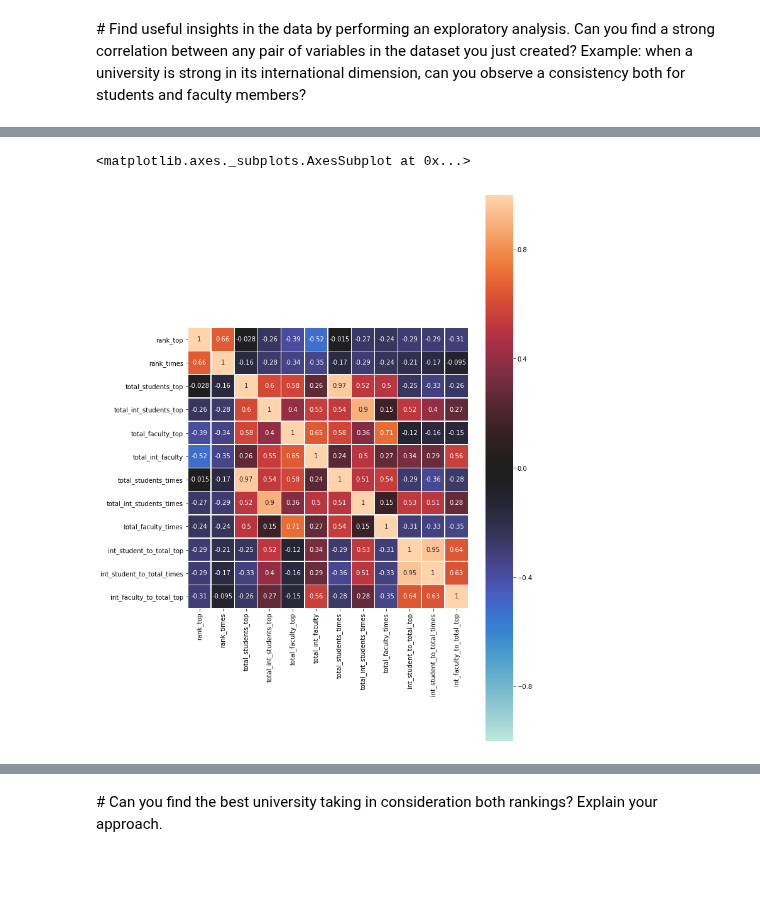
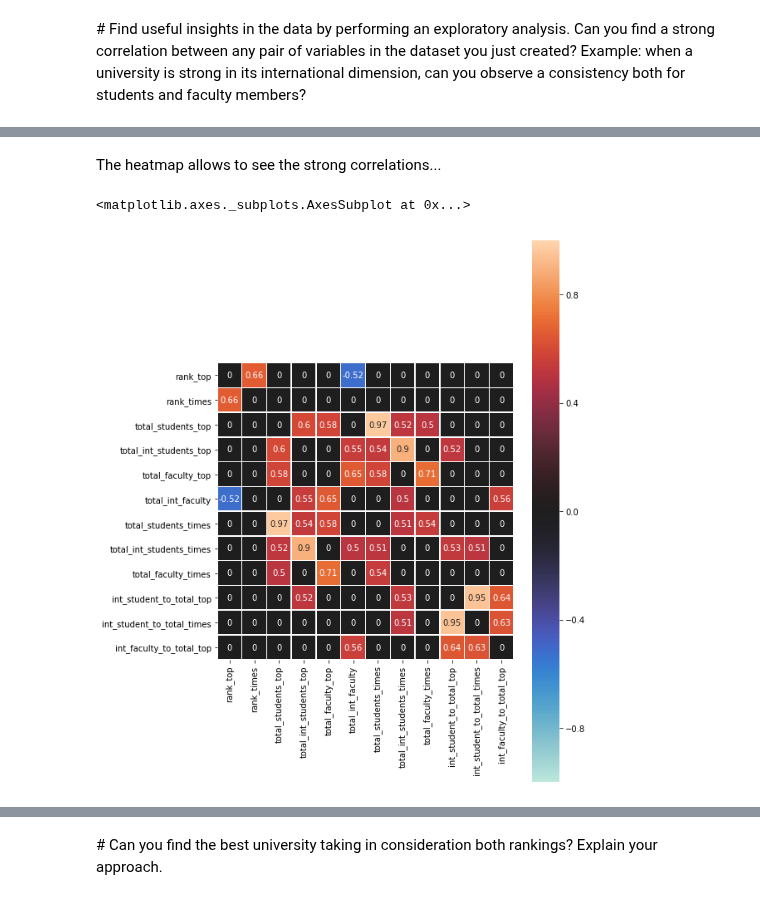
Before and after one commit to mosimann/ADA, a Jupyter notebook: Homework 2.ipynb, the cells around one changed output, grey strips where cells are left out. Cells and saved outputs as stored; diff of their text form; code cells hidden in the pictures; blank space fills up the shorter version.

```diff
--- a/Homework 2.ipynb
+++ b/Homework 2.ipynb
@@ -449,36 +435,21 @@ merged_df.describe()
+# %% [markdown]
+The heatmap allows to see the strong correlations...
 # %%
-df_ratio = merged_df.copy()
-df_ratio['int_student_to_total_top'] = df_ratio['total_int_students_top']/df_ratio['total_students_top']
-df_ratio['int_student_to_total_times'] = df_ratio['total_int_students_times']/df_ratio['total_students_times']
-
-df_ratio['int_faculty_to_total_top'] = df_ratio['total_int_faculty']/df_ratio['total_faculty_top']
-
-# Calculation of correlation
-
-df_ratio
 correlations = df_ratio.corr()
 # Keep correlations smaller than 1 and abs(correlations) > 0.5
 strong_correlations = correlations[((correlations >= 0.5) | (correlations <= -0.5)) & (correlations < 1)]
 # Keep correlations smaller than 0.5 and abs(correlations) > 0.3
-moderate_correlations = correlations[((correlations >= 0.3) | (correlations <= -0.3)) & (correlations < 0.5)]
+moderate_correlations = correlations[((correlations >= 0.3) | (correlations <= -0.3)) & (abs(correlations) < 0.5)]
 # Keep correlations smaller than 0.3 and abs(correlations) > 0.1
-weak_correlations = correlations[((correlations >= 0.1) | (correlations <= -0.1)) & (correlations < 0.3)]
+weak_correlations = correlations[((correlations >= 0.1) | (correlations <= -0.1)) & (abs(correlations) < 0.3)]
 
-strong_correlations
+strong_correlations = strong_correlations.replace(np.nan, 0)
+moderate_correlations = moderate_correlations.replace(np.nan, 0)
+weak_correlations = weak_correlations.replace(np.nan, 0)
 
-# correlation for pairs
-
-rank_top_strong_correlations = strong_correlations['rank_top'].dropna()
-rank_times_strong_correlations = strong_correlations['rank_times'].dropna()
-strong_correlations
-
-plt.figure(figsize=(10, 16))
-sns.heatmap(correlations, annot=True, center =0,square=True,linewidths=.5, vmax = 1.0, vmin = -1.0)
-
-#sns.pairplot(df_ratio)
-#plt.show()
-#strong_correlations
-#sns.pairplot(df_ratio)
+# Only the strong correlations are non-zero, this permits a better visualization
+plt.figure(figsize=(8, 12))
+sns.heatmap(strong_correlations, annot=True, center =0,square=True,linewidths=.5, vmax = 1.0, vmin = -1.0)
 # %% [output]
 <matplotlib.axes._subplots.AxesSubplot at 0x...>
-[figure, old version]
+[figure, new version]
```
Also changed, not shown: parts of 21 cells of this notebook.
